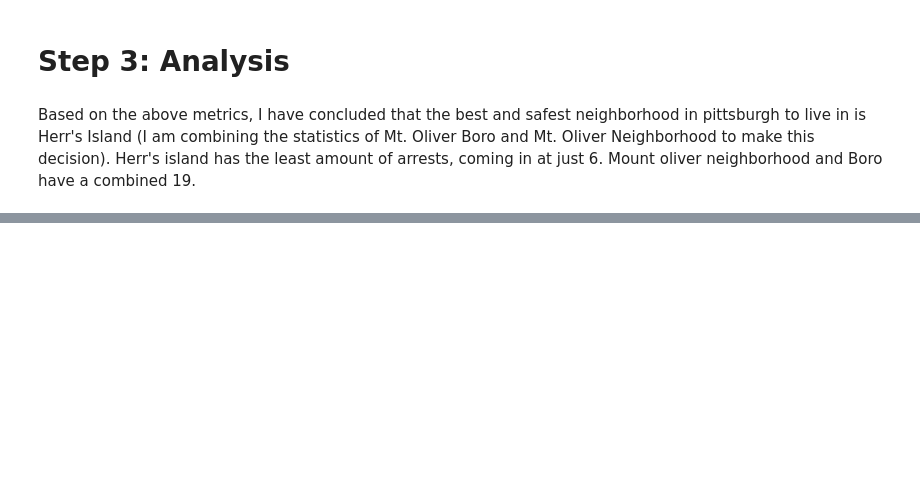
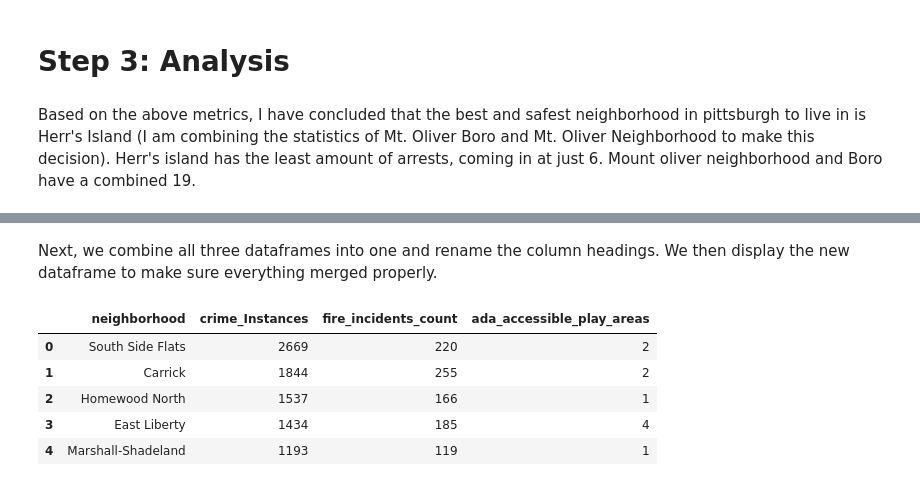
Before and after one commit to JaysonPatel/Final-Project-CS0010, a Jupyter notebook: FinalProject.ipynb, the cells around one changed output, grey strips where cells are left out. Drawn from its saved outputs; the diff is of its cells as text; code cells hidden in the pictures; blank space fills up the shorter version.

```diff
--- a/FinalProject.ipynb
+++ b/FinalProject.ipynb
@@ -317,0 +315,16 @@ print((7+1+0.05)-7)
+# %% [markdown]
+Next, we combine all three dataframes into one and rename the column headings.  We then display the new dataframe to make sure everything merged properly.
+# %%
+newFrame = pd.merge(new_crime, fireDataSummary)
+finalFrame = pd.merge(newFrame, ada_sort)
+
+finalFrame = finalFrame.rename(columns={'INCIDENTNEIGHBORHOOD' : 'crime_Instances'})
+finalFrame = finalFrame.rename(columns={'number_of_incidents' : 'fire_incidents_count'})
+finalFrame.head()
+# %% [output]
+|  | neighborhood | crime_Instances | fire_incidents_count | ada_accessible_play_areas |
+| 0 | South Side Flats | 2669 | 220 | 2 |
+| 1 | Carrick | 1844 | 255 | 2 |
+| 2 | Homewood North | 1537 | 166 | 1 |
+| 3 | East Liberty | 1434 | 185 | 4 |
+| 4 | Marshall-Shadeland | 1193 | 119 | 1 |
```
Also changed, not shown: parts of 14 cells of this notebook, 8 other files.
